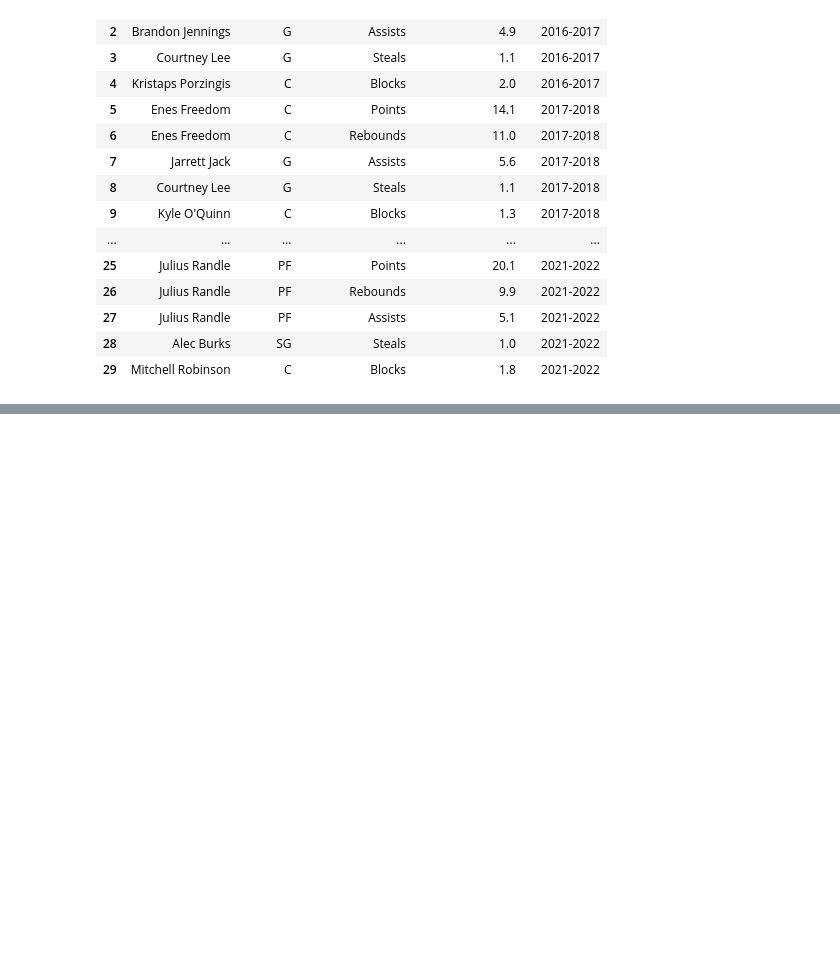
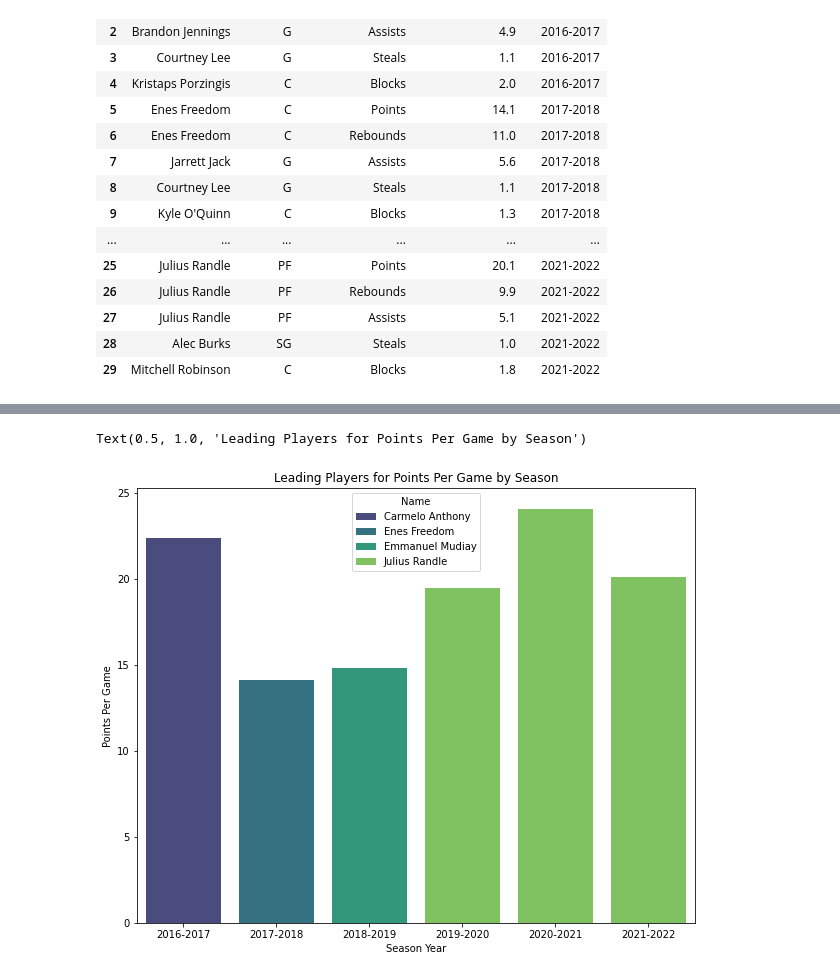
Before and after one commit to unitxero/CIS3120, a Jupyter notebook: Group Project/kevin_group_project_espn_webscrape.ipynb, the cells around one changed output, grey strips where cells are left out. Drawn from its saved outputs; the diff is of its cells as text; code cells hidden in the pictures; blank space fills up the shorter version.

```diff
--- a/Group Project/kevin_group_project_espn_webscrape.ipynb
+++ b/Group Project/kevin_group_project_espn_webscrape.ipynb
@@ -488,0 +564,7 @@ final_df.to_csv('/Users/pegasuspro/Downloads/ESPN_TeamLeader_Data.csv')
+# %%
+plt.figure(figsize= (10, 8))
+ax5 = sns.barplot(x="Season Year", y="Points Per Game", hue= "Name", dodge = False, palette = "viridis", data=query_points)
+ax5.set_title("Leading Players for Points Per Game by Season")
+# %% [output]
+Text(0.5, 1.0, 'Leading Players for Points Per Game by Season')
+[figure, added]
```
Also changed, not shown: parts of 7 cells of this notebook.
